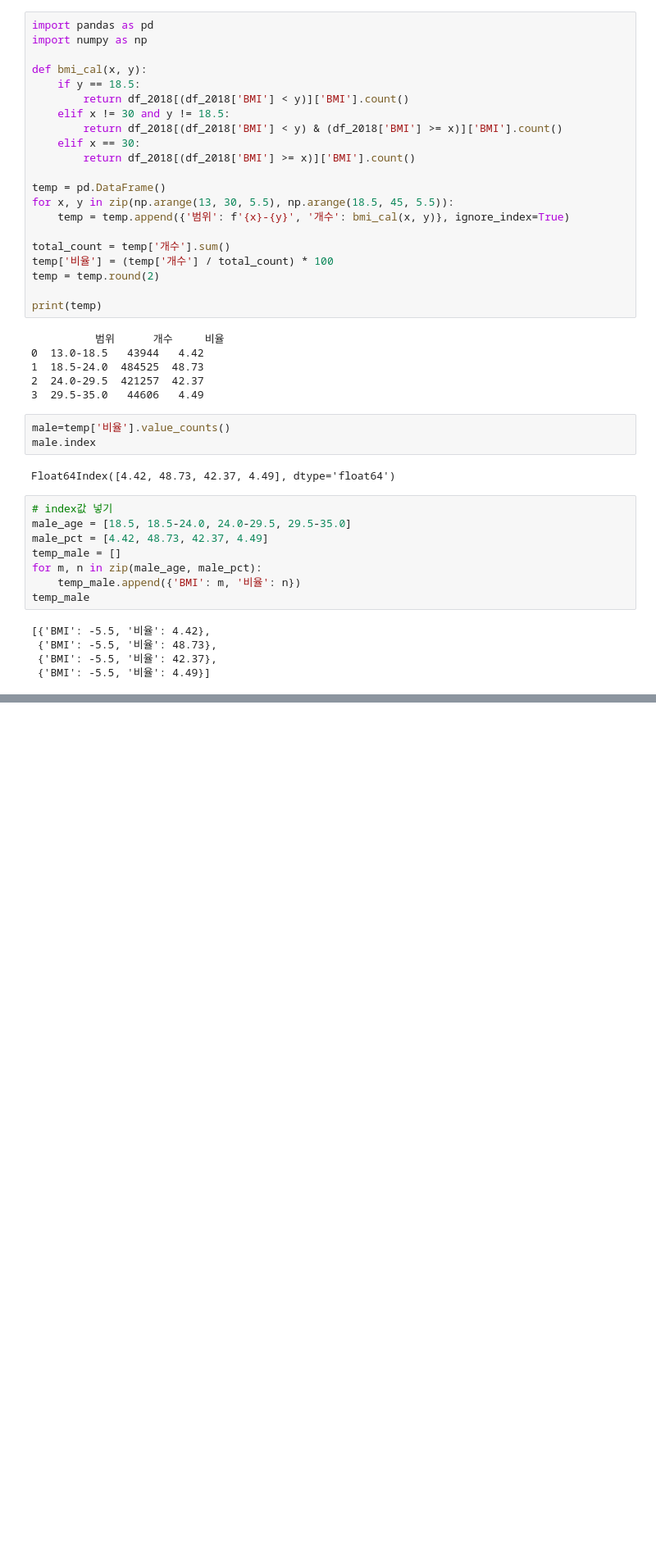
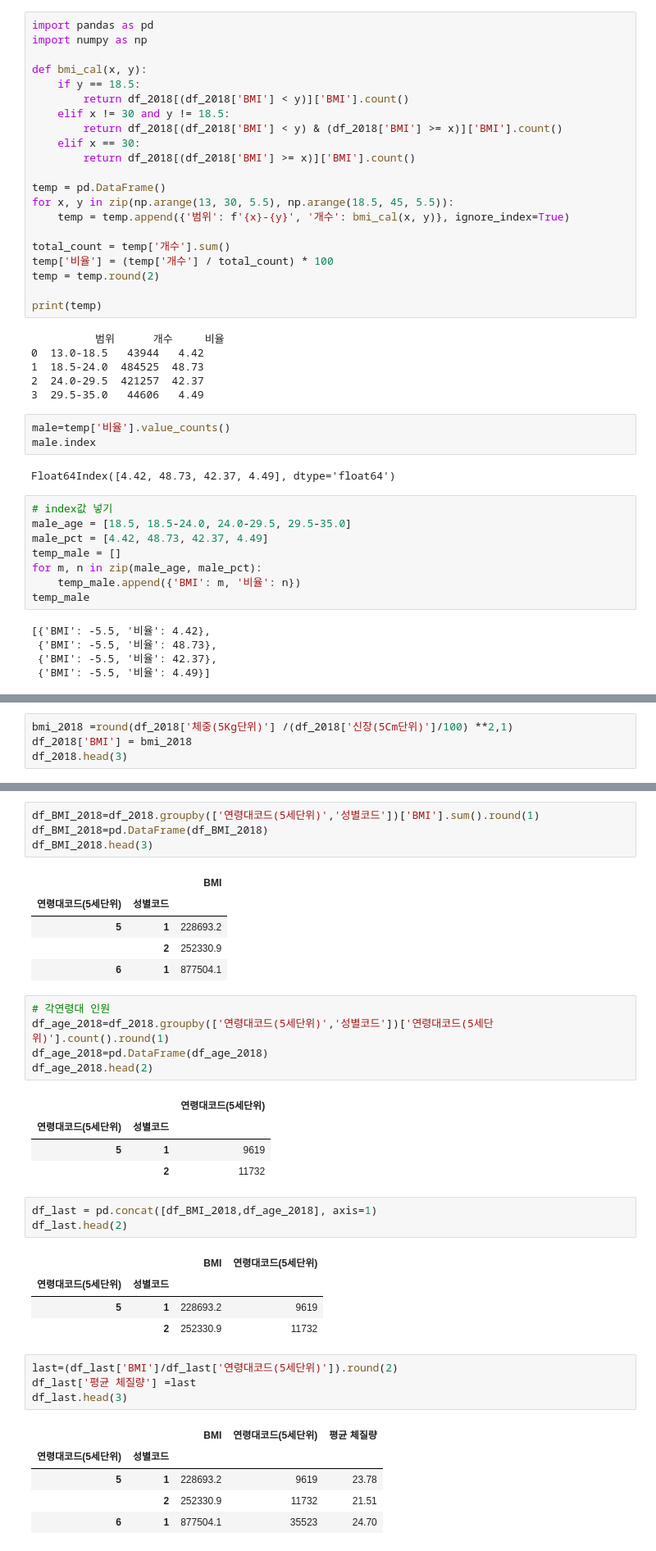
Before and after one commit to hyangshim/04.MachineLearning, a Jupyter notebook: 프로젝트/web_범준/BMI.ipynb, the cells around one changed output, grey strips where cells are left out. Shown at 82% size. Drawn from its saved outputs; the diff is of its cells as text; blank space fills up the shorter version.

```diff
--- a/프로젝트/web_범준/BMI.ipynb
+++ b/프로젝트/web_범준/BMI.ipynb
@@ -195,0 +226,4 @@ print(result)
+# %%
+bmi_2018 =round(df_2018['체중(5Kg단위)'] /(df_2018['신장(5Cm단위)']/100) **2,1)
+df_2018['BMI'] = bmi_2018
+df_2018.head(3)
@@ -195,0 +236,38 @@ print(result)
+# %%
+df_BMI_2018=df_2018.groupby(['연령대코드(5세단위)','성별코드'])['BMI'].sum().round(1)
+df_BMI_2018=pd.DataFrame(df_BMI_2018)
+df_BMI_2018.head(3)
+# %% [output]
+|  |  | BMI |
+| 연령대코드(5세단위) | 성별코드 |  |
+| 5 | 1 | 228693.2 |
+|  | 2 | 252330.9 |
+| 6 | 1 | 877504.1 |
+# %%
+# 각연령대 인원
+df_age_2018=df_2018.groupby(['연령대코드(5세단위)','성별코드'])['연령대코드(5세단위)'].count().round(1)
+df_age_2018=pd.DataFrame(df_age_2018)
+df_age_2018.head(2)
+# %% [output]
+|  |  | 연령대코드(5세단위) |
+| 연령대코드(5세단위) | 성별코드 |  |
+| 5 | 1 | 9619 |
+|  | 2 | 11732 |
+# %%
+df_last = pd.concat([df_BMI_2018,df_age_2018], axis=1)
+df_last.head(2)
+# %% [output]
+|  |  | BMI | 연령대코드(5세단위) |
+| 연령대코드(5세단위) | 성별코드 |  |  |
+| 5 | 1 | 228693.2 | 9619 |
+|  | 2 | 252330.9 | 11732 |
+# %%
+last=(df_last['BMI']/df_last['연령대코드(5세단위)']).round(2)
+df_last['평균 체질량'] =last
+df_last.head(3)
+# %% [output]
+|  |  | BMI | 연령대코드(5세단위) | 평균 체질량 |
+| 연령대코드(5세단위) | 성별코드 |  |  |  |
+| 5 | 1 | 228693.2 | 9619 | 23.78 |
+|  | 2 | 252330.9 | 11732 | 21.51 |
+| 6 | 1 | 877504.1 | 35523 | 24.70 |
```
Also changed, not shown: parts of 6 cells of this notebook, 7 other files.
